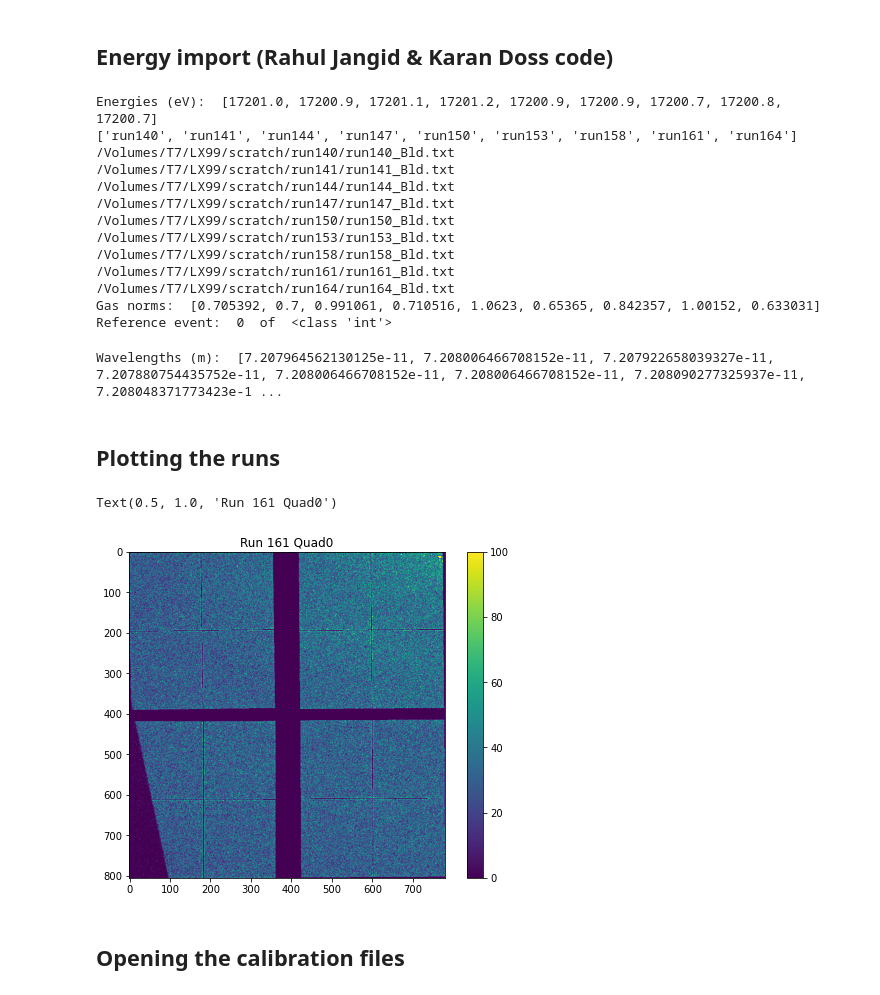
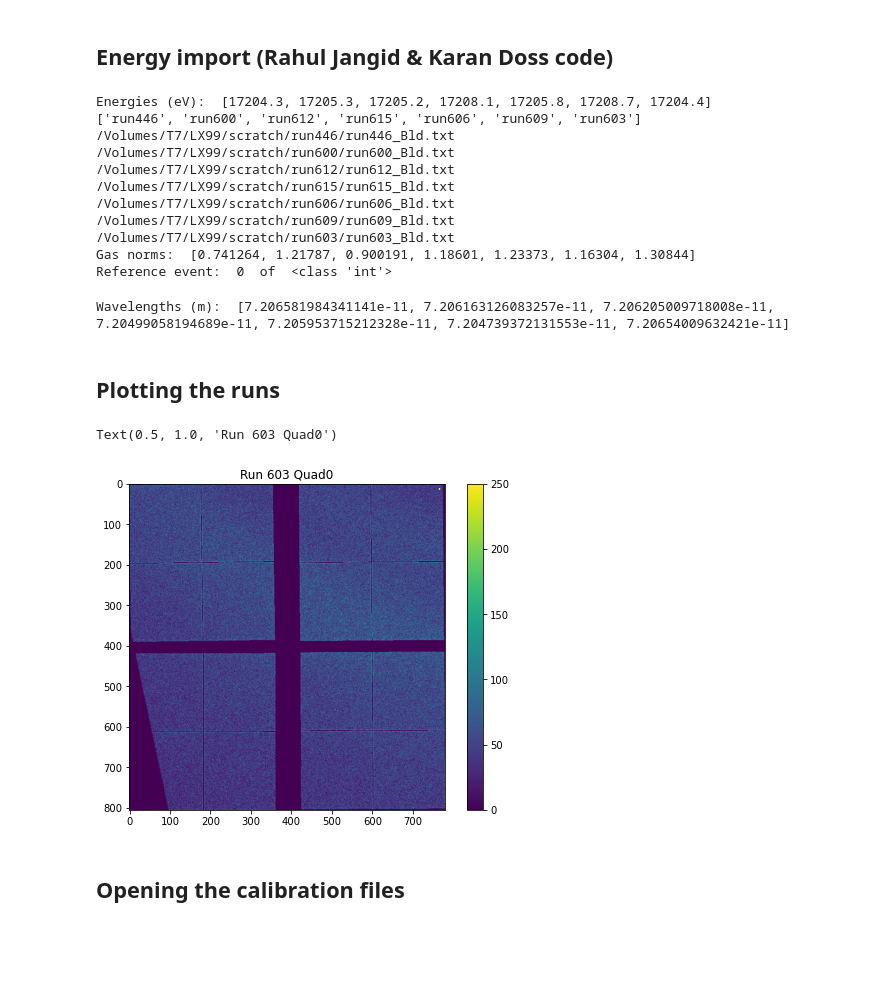
Before and after one commit to meeramadhavi/MEC_XRD_VISAR, a Jupyter notebook: Azimuthal_integration_Meera.ipynb, the cells around one changed output. Drawn from its saved outputs; the diff is of its cells as text; code cells hidden in the pictures; blank space fills up the shorter version.

```diff
--- a/Azimuthal_integration_Meera.ipynb
+++ b/Azimuthal_integration_Meera.ipynb
@@ -71,7 +71,8 @@ else:
 #Runs = [140, 143, 146]#, 149, 152, 157, 160, 163, 166, 169, 173, 176, 182, 185, 179, 237, 240, 243, 249, 252, 255, 260, 263, 270, 273, 276, 282, 285, 288, 291, 294, 297, 300, 305, 311, 313, 316, 319, 327, 330, 336, 333, 339]
 #Runs = [139, 140, 142, 143, 145, 146, 148, 149, 151, 152, 157, 159, 160, 162, 163, 165, 166, 168, 169, 172, 173, 175, 176, 178, 181, 182, 184, 185, 179, 234, 237, 239, 240, 242, 243, 248, 249, 251, 252, 254, 255, 259, 260, 262, 263, 269, 270, 272, 273, 275, 276, 281, 282, 284, 284, 285, 287, 288, 290, 291, 293, 294, 296, 297, 299, 300, 302, 304, 305, 307, 310, 311, 312, 313, 315, 316, 318, 319, 326, 327, 329,  330, 335,  336, 332, 333, 338, 339]
 #Runs = [ 140, 141, 144, 147, 150, 153, 158, 161, 164] #, 141, 144, 147, 150, 153, 158, 161, 164, 419, 446, 460, 600, 612, 615] # what is wrong with 150?
-Runs = [ 413, 416, 419, 422, 425, 428, 431, 434, 437]
+#Runs = [ 413, 416, 419, 422, 425, 428, 431, 434, 437]
+Runs = [ 446, 600, 612, 615, 606, 609, 603]
 #Runs = [218, 219]#, 448, 449, 539, 540, 541]#, 67, 70, 88, 116, 117, 118, 127, 128, 129]
 dark_run = [124]
 #Runs = [249, 250, 244]
@@ -265,18 +266,16 @@ ref_evt_string = 'evt_' + str(int(ref_evt)) + '_'
 print("Gas norms: ", Gas_norm)
 print("Reference event: ", ref_evt, " of ", type(ref_evt))
 # %% [output]
-Energies (eV):  [17201.0, 17200.9, 17201.1, 17201.2, 17200.9, 17200.9, 17200.7, 17200.8, 17200.7]
-['run140', 'run141', 'run144', 'run147', 'run150', 'run153', 'run158', 'run161', 'run164']
-/Volumes/T7/LX99/scratch/run140/run140_Bld.txt
-/Volumes/T7/LX99/scratch/run141/run141_Bld.txt
-/Volumes/T7/LX99/scratch/run144/run144_Bld.txt
-/Volumes/T7/LX99/scratch/run147/run147_Bld.txt
-/Volumes/T7/LX99/scratch/run150/run150_Bld.txt
-/Volumes/T7/LX99/scratch/run153/run153_Bld.txt
-/Volumes/T7/LX99/scratch/run158/run158_Bld.txt
-/Volumes/T7/LX99/scratch/run161/run161_Bld.txt
-/Volumes/T7/LX99/scratch/run164/run164_Bld.txt
-Gas norms:  [0.705392, 0.7, 0.991061, 0.710516, 1.0623, 0.65365, 0.842357, 1.00152, 0.633031]
+Energies (eV):  [17204.3, 17205.3, 17205.2, 17208.1, 17205.8, 17208.7, 17204.4]
+['run446', 'run600', 'run612', 'run615', 'run606', 'run609', 'run603']
+/Volumes/T7/LX99/scratch/run446/run446_Bld.txt
+/Volumes/T7/LX99/scratch/run600/run600_Bld.txt
+/Volumes/T7/LX99/scratch/run612/run612_Bld.txt
+/Volumes/T7/LX99/scratch/run615/run615_Bld.txt
+/Volumes/T7/LX99/scratch/run606/run606_Bld.txt
+/Volumes/T7/LX99/scratch/run609/run609_Bld.txt
+/Volumes/T7/LX99/scratch/run603/run603_Bld.txt
+Gas norms:  [0.741264, 1.21787, 0.900191, 1.18601, 1.23373, 1.16304, 1.30844]
 Reference event:  0  of  <class 'int'>
 # %%
 # Convert energy (eV) to wavelength (m)
@@ -290,19 +289,19 @@ def get_wavelengths(E):
 lams = get_wavelengths(E)
 print("Wavelengths (m): ", lams)
 # %% [output]
-Wavelengths (m):  [7.207964562130125e-11, 7.208006466708152e-11, 7.207922658039327e-11, 7.207880754435752e-11, 7.208006466708152e-11, 7.208006466708152e-11, 7.208090277325937e-11, 7.208048371773423e-1 ...
+Wavelengths (m):  [7.206581984341141e-11, 7.206163126083257e-11, 7.206205009718008e-11, 7.20499058194689e-11, 7.205953715212328e-11, 7.204739372131553e-11, 7.20654009632421e-11]
 # %% [markdown]
 ## Plotting the runs
 # %%
 #plotting the quads we want.
-Run = Runs[7]
+Run = Runs[6]
 quad_2_plot = 0
-plt.imshow(Run_images['Run ' +str(Run)] ['Quad' + str(quad_2_plot)], vmin = 0, vmax = 100)
+plt.imshow(Run_images['Run ' +str(Run)] ['Quad' + str(quad_2_plot)], vmin = 0, vmax = 250)
 plt.colorbar()
 plt.title('Run ' +str(Run) + ' Quad' + str(quad_2_plot))
 # %% [output]
-Text(0.5, 1.0, 'Run 161 Quad0')
+Text(0.5, 1.0, 'Run 603 Quad0')
-[figure, old version]
+[figure, new version]
 # %% [markdown]
 ## Opening the calibration files
 # %%
```
Also changed, not shown: parts of 31 cells of this notebook.
